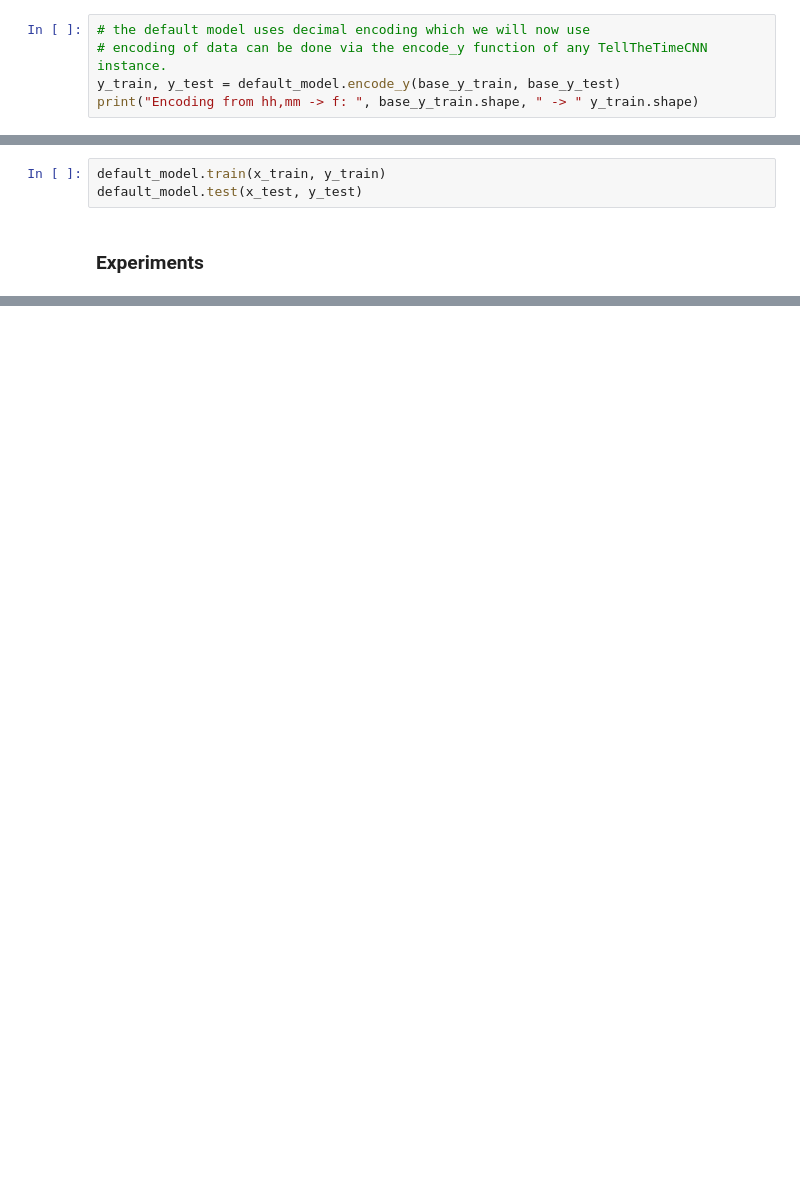
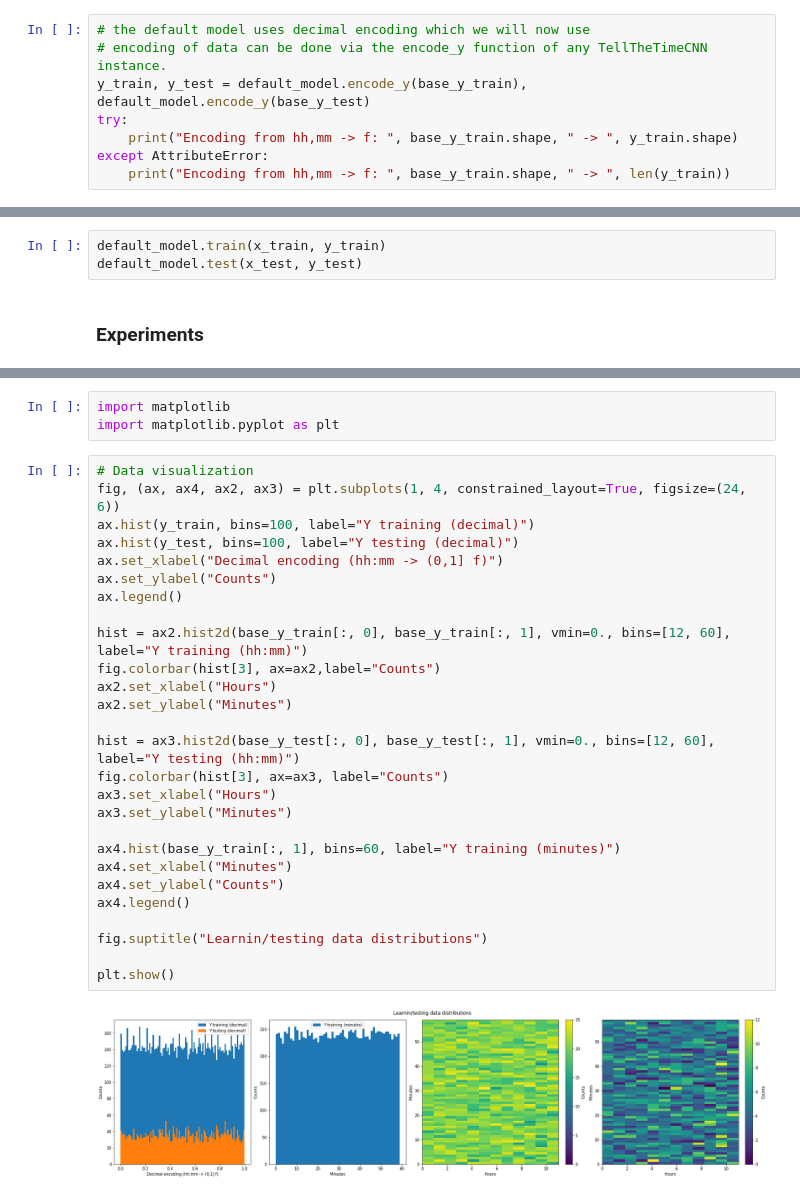
Before and after one commit to DGonzalezPicos/IDL, a Jupyter notebook: assingment2/Task 2.ipynb, the cells around one changed output, grey strips where cells are left out. Cells and saved outputs as stored; diff of their text form; blank space fills up the shorter version.

```diff
--- a/assingment2/Task 2.ipynb
+++ b/assingment2/Task 2.ipynb
@@ -62,5 +77,8 @@ ValueError: Input 0 of layer max_pooling2d is incompatible with the layer: expec
 # %%
 # the default model uses decimal encoding which we will now use
 # encoding of data can be done via the encode_y function of any TellTheTimeCNN instance.
-y_train, y_test = default_model.encode_y(base_y_train, base_y_test)
-print("Encoding from hh,mm -> f: ", base_y_train.shape, " -> " y_train.shape)
+y_train, y_test = default_model.encode_y(base_y_train), default_model.encode_y(base_y_test)
+try:
+    print("Encoding from hh,mm -> f: ", base_y_train.shape, " -> ", y_train.shape)
+except AttributeError:
+    print("Encoding from hh,mm -> f: ", base_y_train.shape, " -> ", len(y_train))
@@ -71,0 +94,32 @@ default_model.test(x_test, y_test)
+# %%
+import matplotlib
+import matplotlib.pyplot as plt
+# %%
+# Data visualization
+fig, (ax, ax4, ax2, ax3) = plt.subplots(1, 4, constrained_layout=True, figsize=(24, 6))
+ax.hist(y_train, bins=100, label="Y training (decimal)")
+ax.hist(y_test, bins=100, label="Y testing (decimal)")
+ax.set_xlabel("Decimal encoding (hh:mm -> (0,1] f)")
+ax.set_ylabel("Counts")
+ax.legend()
+
+hist = ax2.hist2d(base_y_train[:, 0], base_y_train[:, 1], vmin=0., bins=[12, 60], label="Y training (hh:mm)")
+fig.colorbar(hist[3], ax=ax2,label="Counts")
+ax2.set_xlabel("Hours")
+ax2.set_ylabel("Minutes")
+
+hist = ax3.hist2d(base_y_test[:, 0], base_y_test[:, 1], vmin=0., bins=[12, 60], label="Y testing (hh:mm)")
+fig.colorbar(hist[3], ax=ax3, label="Counts")
+ax3.set_xlabel("Hours")
+ax3.set_ylabel("Minutes")
+
+ax4.hist(base_y_train[:, 1], bins=60, label="Y training (minutes)")
+ax4.set_xlabel("Minutes")
+ax4.set_ylabel("Counts")
+ax4.legend()
+
+fig.suptitle("Learnin/testing data distributions")
+
+plt.show()
+# %% [output]
+[figure, added]
```
Also changed, not shown: parts of 8 cells of this notebook, 1 other file.
